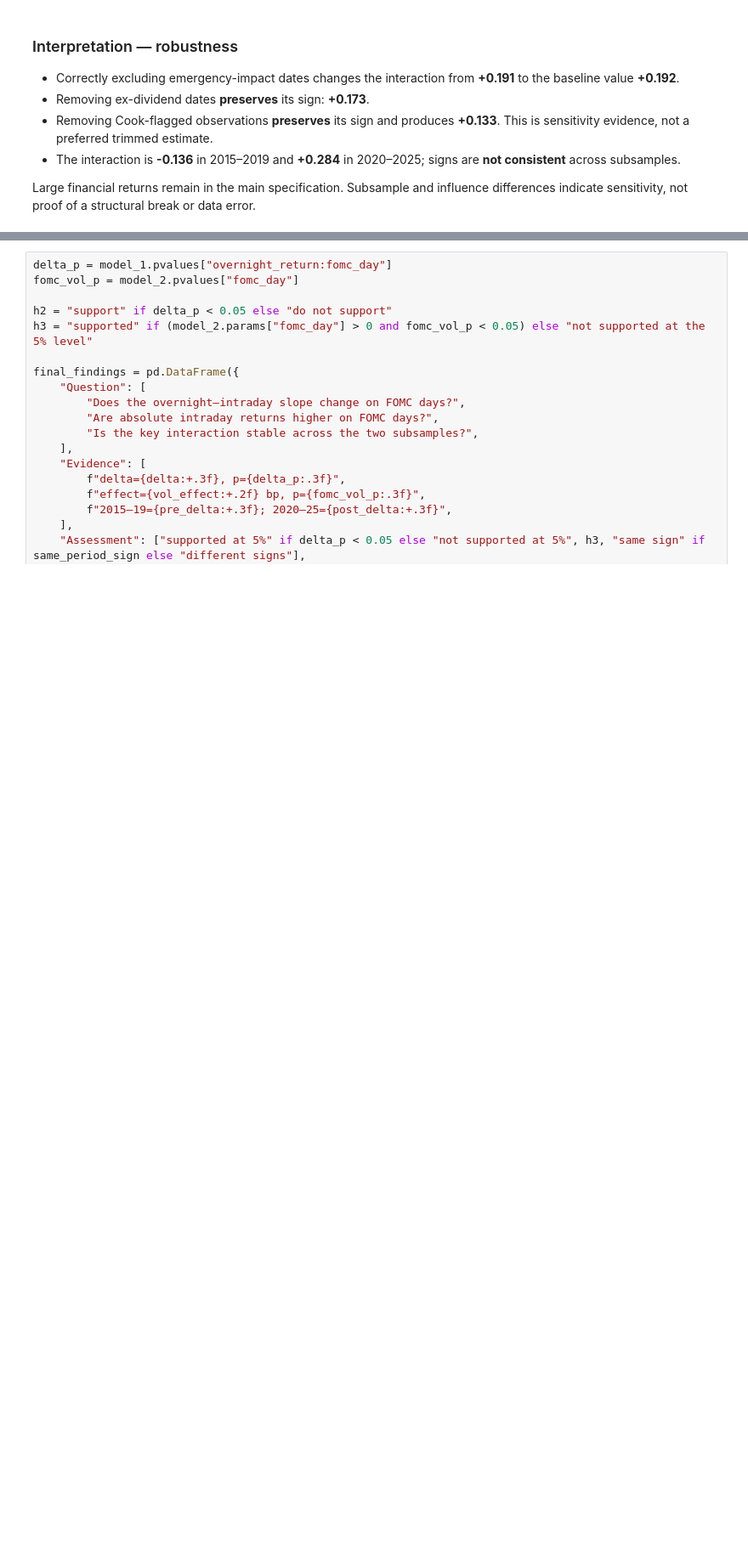
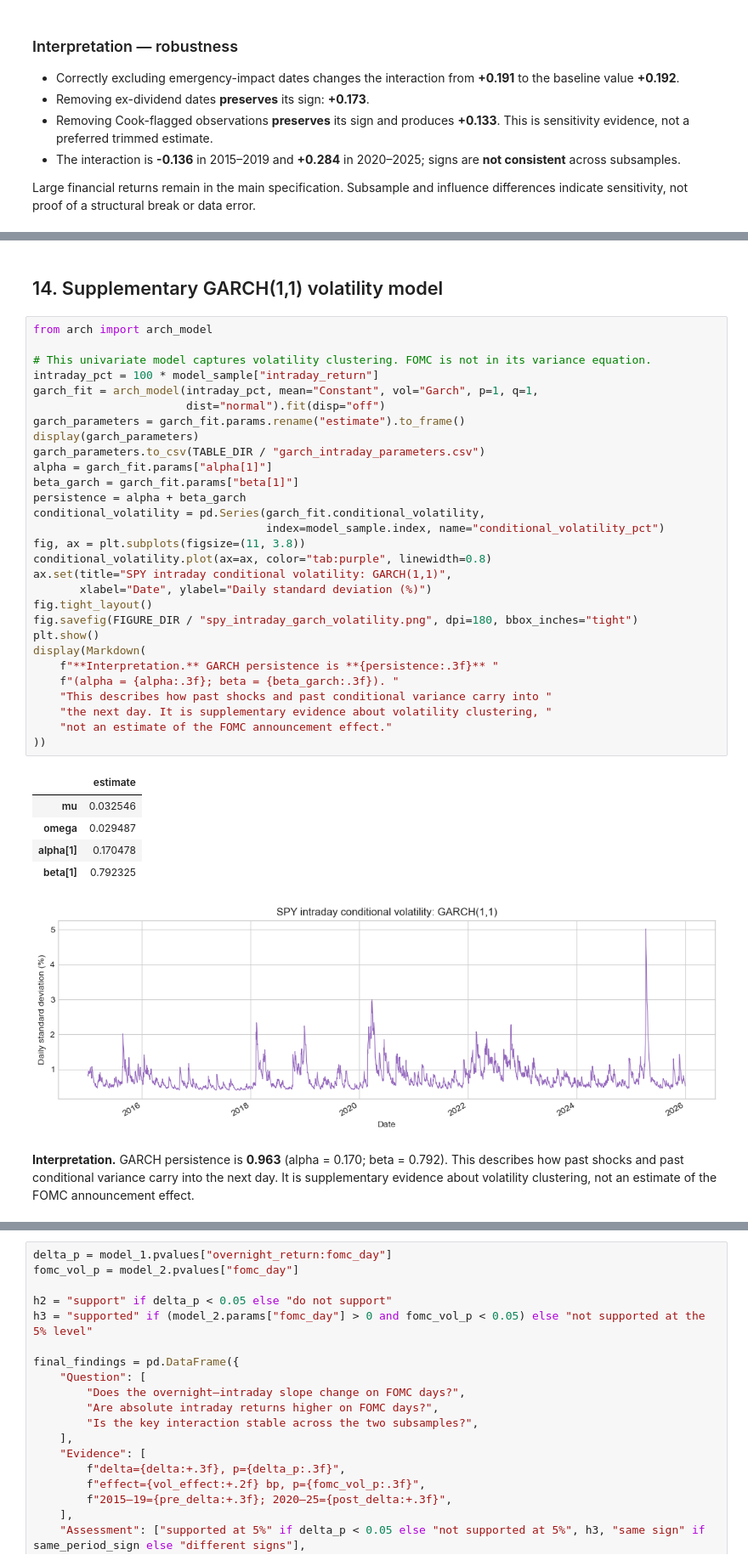
Before and after one commit to lebaoann05-ops/fomc-price-discovery, a Jupyter notebook: output/jupyter-notebook/fomc_data_and_models.ipynb, the cells around one changed output, grey strips where cells are left out. Shown at 85% size. Saved outputs shown, nothing was run; the diff lists cells and outputs as text; blank space fills up the shorter version.

Commit message:
Update FOMC project title, diagnostics, and report tables

```diff
--- a/output/jupyter-notebook/fomc_data_and_models.ipynb
+++ b/output/jupyter-notebook/fomc_data_and_models.ipynb
@@ -865 +999,40 @@ Large financial returns remain in the main specification. Subsample and influenc
+# %% [markdown]
+## 14. Supplementary GARCH(1,1) volatility model
+# %%
+from arch import arch_model
+
+# This univariate model captures volatility clustering. FOMC is not in its variance equation.
+intraday_pct = 100 * model_sample["intraday_return"]
+garch_fit = arch_model(intraday_pct, mean="Constant", vol="Garch", p=1, q=1,
+                       dist="normal").fit(disp="off")
+garch_parameters = garch_fit.params.rename("estimate").to_frame()
+display(garch_parameters)
+garch_parameters.to_csv(TABLE_DIR / "garch_intraday_parameters.csv")
+alpha = garch_fit.params["alpha[1]"]
+beta_garch = garch_fit.params["beta[1]"]
+persistence = alpha + beta_garch
+conditional_volatility = pd.Series(garch_fit.conditional_volatility,
+                                   index=model_sample.index, name="conditional_volatility_pct")
+fig, ax = plt.subplots(figsize=(11, 3.8))
+conditional_volatility.plot(ax=ax, color="tab:purple", linewidth=0.8)
+ax.set(title="SPY intraday conditional volatility: GARCH(1,1)",
+       xlabel="Date", ylabel="Daily standard deviation (%)")
+fig.tight_layout()
+fig.savefig(FIGURE_DIR / "spy_intraday_garch_volatility.png", dpi=180, bbox_inches="tight")
+plt.show()
+display(Markdown(
+    f"**Interpretation.** GARCH persistence is **{persistence:.3f}** "
+    f"(alpha = {alpha:.3f}; beta = {beta_garch:.3f}). "
+    "This describes how past shocks and past conditional variance carry into "
+    "the next day. It is supplementary evidence about volatility clustering, "
+    "not an estimate of the FOMC announcement effect."
+))
+# %% [output]
+|  | estimate |
+| mu | 0.032546 |
+| omega | 0.029487 |
+| alpha[1] | 0.170478 |
+| beta[1] | 0.792325 |
+[figure, added]
+**Interpretation.** GARCH persistence is **0.963** (alpha = 0.170; beta = 0.792). This describes how past shocks and past conditional variance carry into the next day. It is supplementary evidence about volatility clustering, not an estimate of the FOMC announcement effect.
 # %% [markdown]
```
Also changed, not shown: parts of 10 cells of this notebook, 16 other files.
